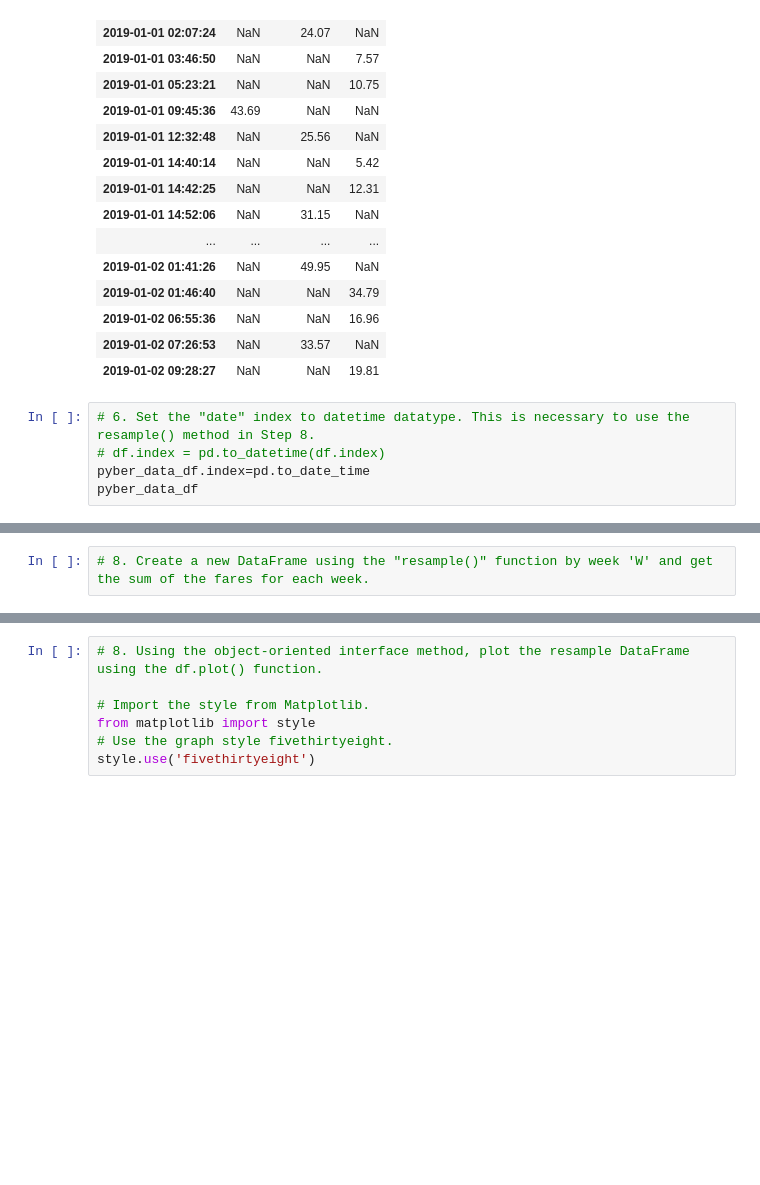
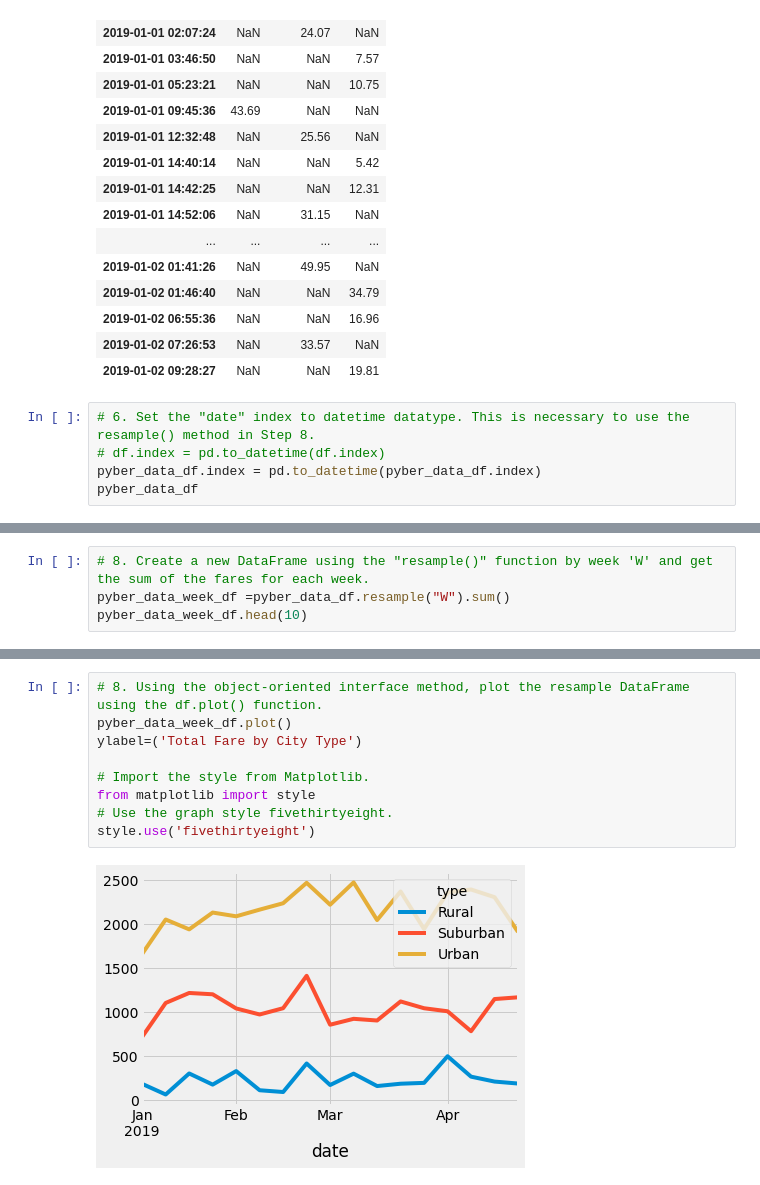
Before and after one commit to alfrescas/Pyber_Analysis, a Jupyter notebook: PyBer_Challenge.ipynb, the cells around one changed output, grey strips where cells are left out. Saved outputs shown, nothing was run; the diff lists cells and outputs as text; blank space fills up the shorter version.

Commit message:
Adding a multiple-line chart

```diff
--- a/PyBer_Challenge.ipynb
+++ b/PyBer_Challenge.ipynb
@@ -239,6 +239,6 @@ pyber_data_df.head(20)
 # %%
 # 6. Set the "date" index to datetime datatype. This is necessary to use the resample() method in Step 8.
 # df.index = pd.to_datetime(df.index)
-pyber_data_df.index=pd.to_date_time
+pyber_data_df.index = pd.to_datetime(pyber_data_df.index)
 pyber_data_df
 # %% [output]
@@ -248,2 +278,4 @@ AttributeError: module 'pandas' has no attribute 'to_date_time'
 # %%
 # 8. Create a new DataFrame using the "resample()" function by week 'W' and get the sum of the fares for each week.
+pyber_data_week_df =pyber_data_df.resample("W").sum()
+pyber_data_week_df.head(10)
@@ -250,7 +295,11 @@ AttributeError: module 'pandas' has no attribute 'to_date_time'
 # %%
 # 8. Using the object-oriented interface method, plot the resample DataFrame using the df.plot() function.
+pyber_data_week_df.plot()
+ylabel=('Total Fare by City Type')
 
 # Import the style from Matplotlib.
 from matplotlib import style
 # Use the graph style fivethirtyeight.
 style.use('fivethirtyeight')
+# %% [output]
+[figure, added]
```
Also changed, not shown: parts of 3 cells of this notebook.
